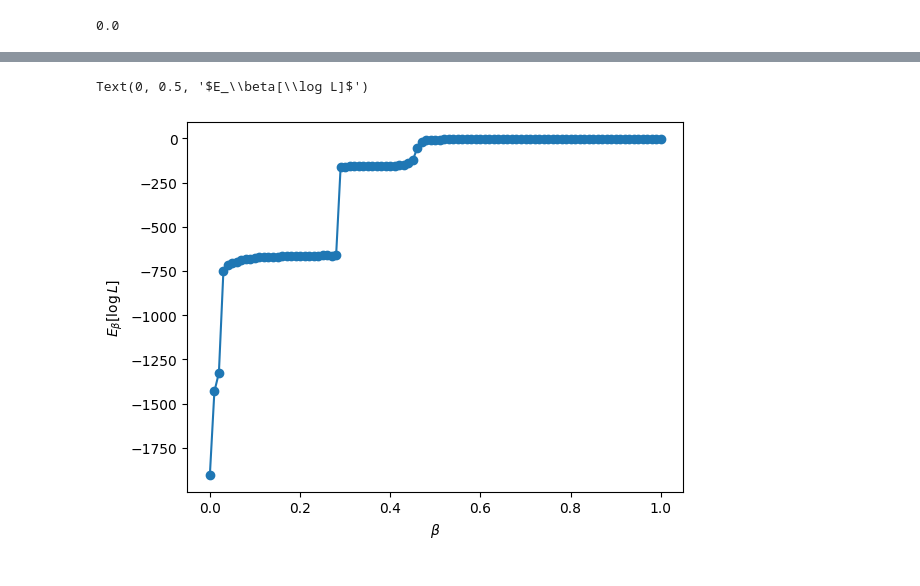
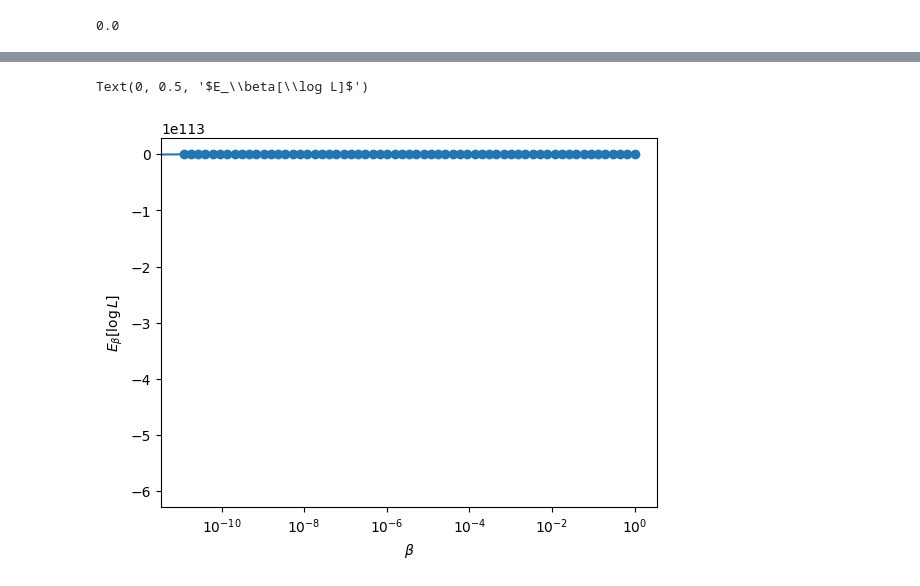
Before and after one commit to SangersJeroen/BayesianSpectralDeconvolution, a Jupyter notebook: notebooks/HMC_example.ipynb, the cells around one changed output, grey strips where cells are left out. Drawn from its saved outputs; the diff is of its cells as text; code cells hidden in the pictures.

```diff
--- a/notebooks/HMC_example.ipynb
+++ b/notebooks/HMC_example.ipynb
@@ -147,7 +136,7 @@ lorentz_prior = LorentzPrior(
     # widths=bsd.GammaPrior(5, 8),
 )
 # %%
-betas = bsd.beta_schedule(96)
+betas = bsd.beta_schedule(64)
 # %%
 def spectral_model_builder(K: int) -> bsd.SpectralModel:
     return bsd.SpectralModel(
@@ -155,7 +144,7 @@ def spectral_model_builder(K: int) -> bsd.SpectralModel:
         y=y,
         basis=BlurKernel(),
         prior=lorentz_prior,
-        likelihood=bsd.GaussianNoise(sigma2=0.01),
+        likelihood=bsd.GaussianNoise(sigma2=1e-4),
         parameterization=Parameterization(K=K),
     )
 
@@ -175,9 +164,9 @@ runs = bsd.select_model_size(
     model_factory=spectral_model_builder,
     K_values=[2, 3, 4],
     sampler_factory=sampler_builder,
-    burn_in=1_00,
-    samples=1_00,
-    swap_every=1,
+    burn_in=1_000,
+    samples=1_000,
+    swap_every=10,
     # store_state_trace=True,
 )
 # %% [output]
@@ -235,5 +224,5 @@ K= 4 | stochastic complexity -log Z =  27.720 | beta=1 MH acc=0.745 | mean swap
 # %%
-evidence = [r.evidence.log_z for r in runs]
+evidence = [-r.evidence.log_z for r in runs]
 best_run = np.argmin(evidence)
 K_values = [r.K for r in runs]
 
@@ -371,14 +385,15 @@ l: 99, min: -1.59, max: -1.52, std: 0.01
 # %%
 mean_log_likelihood = np.array(
     [np.mean(trace) for trace in result.log_likelihood_trace_by_temperature]
 )
 
 plt.plot(result.beta, mean_log_likelihood, marker="o")
+plt.semilogx()
 plt.xlabel(r"$\beta$")
 plt.ylabel(r"$E_\beta[\log L]$")
 # %% [output]
 Text(0, 0.5, '$E_\\beta[\\log L]$')
-[figure, old version]
+[figure, new version]
 # %%
 indices = [0, 5, 10, 15, 20, 25, 30]
 for i in indices:
```
Also changed, not shown: parts of 16 cells of this notebook, 2 other files.
